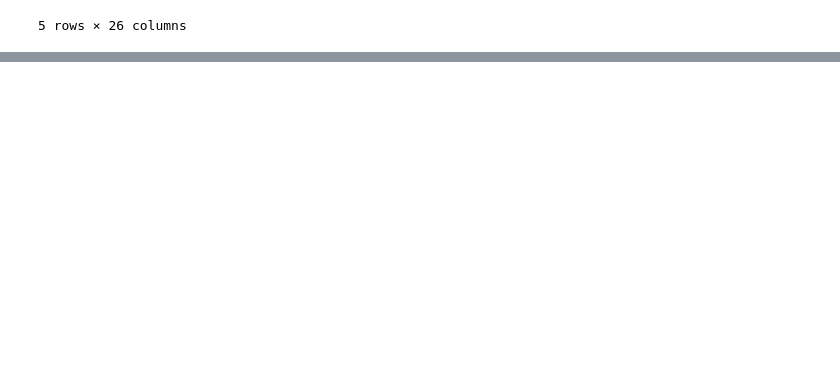
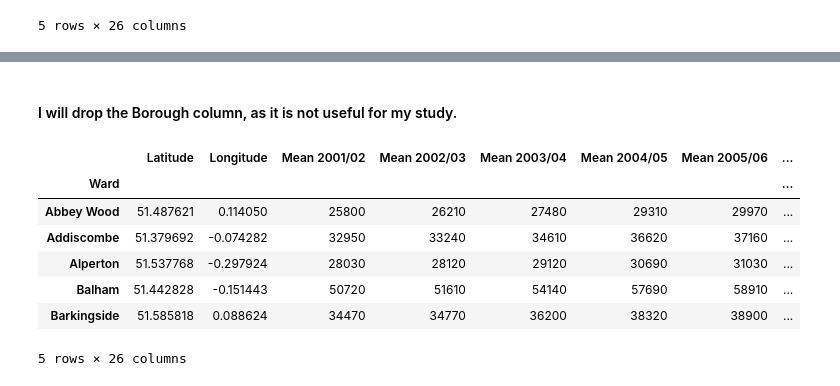
Before and after one commit to blancahuergo/AppliedDataScienceCapstone, a Jupyter notebook: Week 5 Notebook.ipynb, the cells around one changed output, grey strips where cells are left out. Saved outputs shown, nothing was run; the diff lists cells and outputs as text; code cells hidden in the pictures; blank space fills up the shorter version.

```diff
--- a/Week 5 Notebook.ipynb
+++ b/Week 5 Notebook.ipynb
@@ -375,0 +444,14 @@ london_income_df.head()
+# %% [markdown]
+#### I will drop the Borough column, as it is not useful for my study.
+# %%
+london_income_df.drop("Borough", axis=1, inplace=True)
+london_income_df.head()
+# %% [output]
+|  | Latitude | Longitude | Mean 2001/02 | Mean 2002/03 | Mean 2003/04 | Mean 2004/05 | Mean 2005/06 | ... |
+| Ward |  |  |  |  |  |  |  | ... |
+| Abbey Wood | 51.487621 | 0.114050 | 25800 | 26210 | 27480 | 29310 | 29970 | ... |
+| Addiscombe | 51.379692 | -0.074282 | 32950 | 33240 | 34610 | 36620 | 37160 | ... |
+| Alperton | 51.537768 | -0.297924 | 28030 | 28120 | 29120 | 30690 | 31030 | ... |
+| Balham | 51.442828 | -0.151443 | 50720 | 51610 | 54140 | 57690 | 58910 | ... |
+| Barkingside | 51.585818 | 0.088624 | 34470 | 34770 | 36200 | 38320 | 38900 | ... |
+5 rows × 26 columns
```
Also changed, not shown: parts of 16 cells of this notebook.
